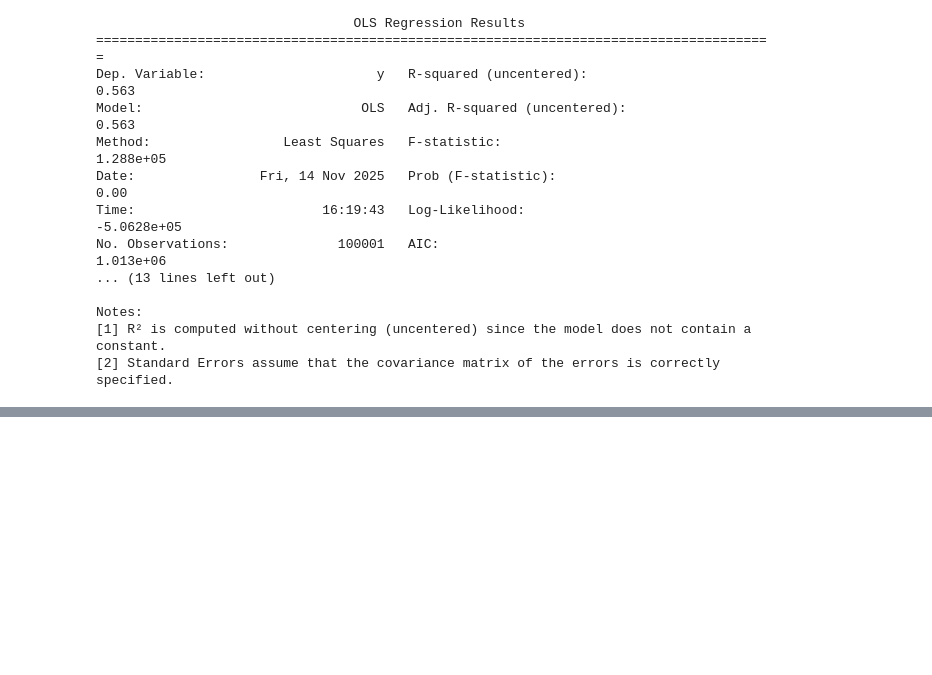
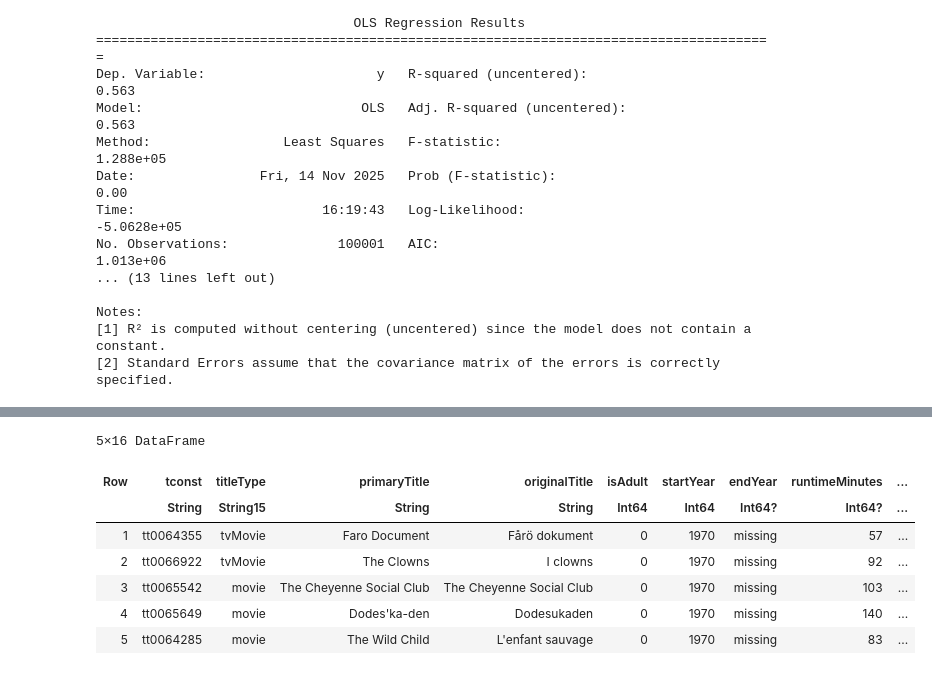
Before and after one commit to nuitrcs/Julia_workshop, a Jupyter notebook: content_2025/Day1_2025/julia_demos.ipynb, the cells around one changed output, grey strips where cells are left out. Cells and saved outputs as stored; diff of their text form; code cells hidden in the pictures; blank space fills up the shorter version.

```diff
--- a/content_2025/Day1_2025/julia_demos.ipynb
+++ b/content_2025/Day1_2025/julia_demos.ipynb
@@ -340,0 +407,15 @@ Let's look at what one would do to combine the information about Movie Titles an
+# %%
+# Select all rows where startYear is 1970
+
+dropmissing!(joined_basics_crew_names, :startYear)
+start_1970 = joined_basics_crew_names[joined_basics_crew_names.startYear .== 1970, :]
+first(start_1970, 5)
+# %% [output]
+5×16 DataFrame
+| Row | tconst | titleType | primaryTitle | originalTitle | isAdult | startYear | endYear | runtimeMinutes | ... |
+|  | String | String15 | String | String | Int64 | Int64 | Int64? | Int64? | ... |
+| 1 | tt0064355 | tvMovie | Faro Document | Fårö dokument | 0 | 1970 | missing | 57 | ... |
+| 2 | tt0066922 | tvMovie | The Clowns | I clowns | 0 | 1970 | missing | 92 | ... |
+| 3 | tt0065542 | movie | The Cheyenne Social Club | The Cheyenne Social Club | 0 | 1970 | missing | 103 | ... |
+| 4 | tt0065649 | movie | Dodes'ka-den | Dodesukaden | 0 | 1970 | missing | 140 | ... |
+| 5 | tt0064285 | movie | The Wild Child | L'enfant sauvage | 0 | 1970 | missing | 83 | ... |
```
Also changed, not shown: parts of 34 cells of this notebook, 1 other file.
